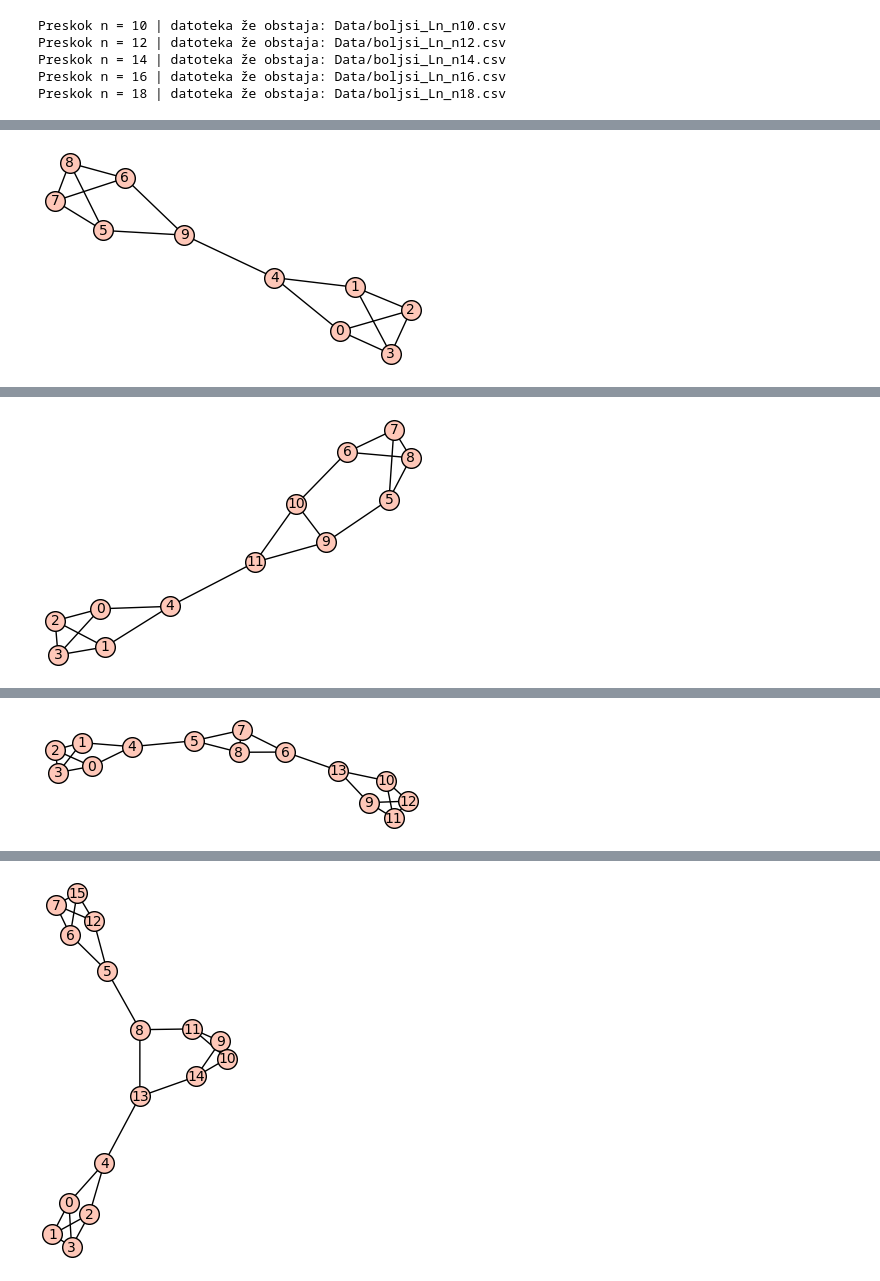
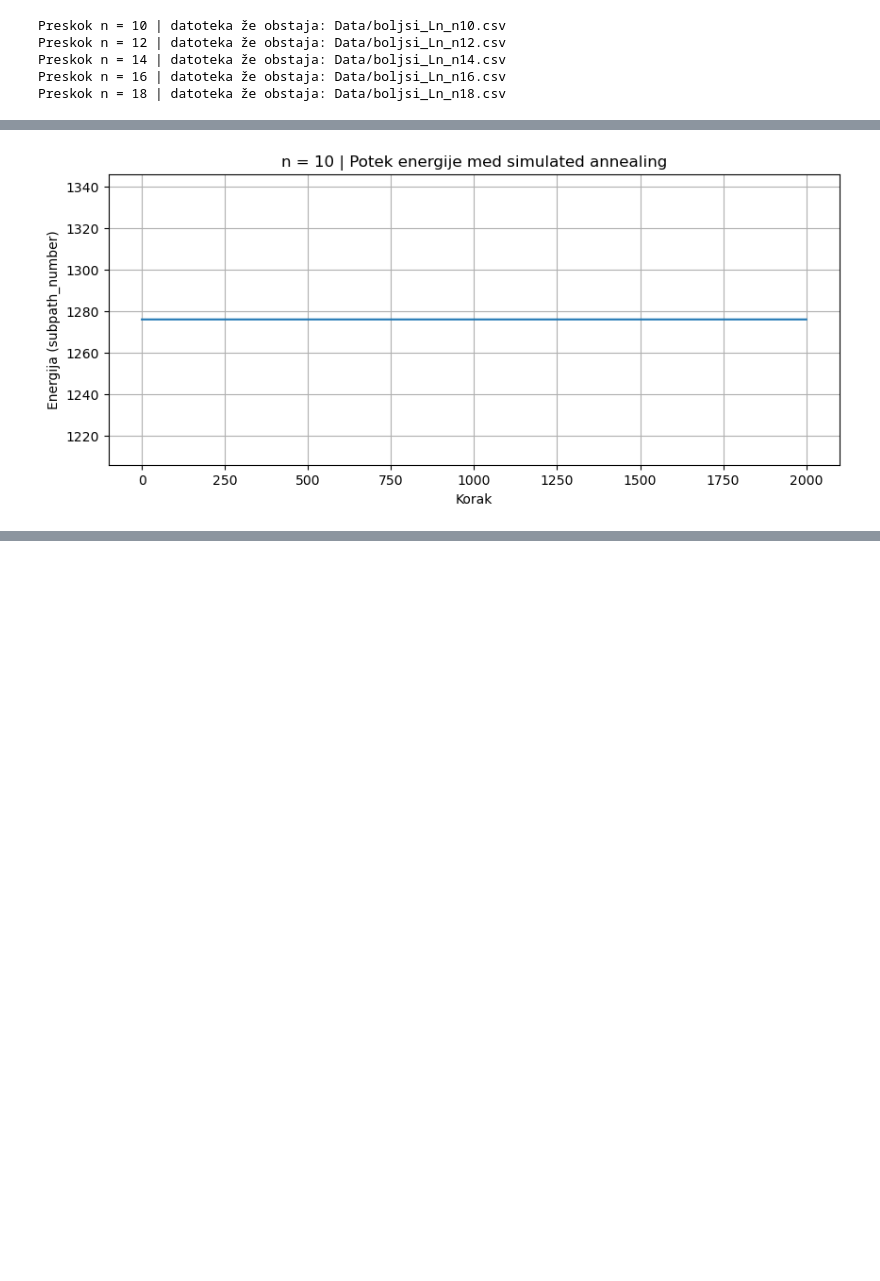
Before and after one commit to ZigaObradovic/FP_Group13, a Jupyter notebook: main.ipynb, the cells around one changed output, grey strips where cells are left out. Drawn from its saved outputs; the diff is of its cells as text; code cells hidden in the pictures; blank space fills up the shorter version.

```diff
--- a/main.ipynb
+++ b/main.ipynb
@@ -247,16 +225,25 @@ for G6, pn in slov.items():
 # %%
-for n in range(10, 23, 2):
+for n in range(10, 11, 2):
     Ln = Ln_graph(n)  # ali build_star2(n)
 
     start = time.time()
     best_G, best_E, history = simulated_annealing_subpath(
         Ln,
-        steps=1000,
+        steps=2000,
         T0=1.0,
         alpha=0.999,
         verbose=False
     )
     elapsed = time.time() - start
-    print(f"Zaključil n = {n} v času {encode_time_hms(elapsed)}, best_E = {best_E}")
-    best_G.show()
+    print(f"Zaključil n = {n} v času {encode_time_hms(elapsed)} | Best_E = {best_E}")
+    if best_E <= subpath_number(Ln):
+        print("Graf je boljši")
+
+    plt.figure(figsize=(10, 4))
+    plt.plot(history)
+    plt.xlabel("Korak")
+    plt.ylabel("Energija (subpath_number)")
+    plt.title(f"n = {n} | Potek energije med simulated annealing")
+    plt.grid(True)
+    plt.show()
 # %% [output]
@@ -264 +252 @@ Zaključil n = 10 v času 00:00:01.513, best_E = 1276
-[figure, old version]
+[figure, new version]
@@ -266 +252,0 @@ Zaključil n = 12 v času 00:00:03.563, best_E = 3076
-[figure, removed]
@@ -268 +252,0 @@ Zaključil n = 14 v času 00:00:05.334, best_E = 5504
-[figure, removed]
@@ -270 +252,0 @@ Zaključil n = 16 v času 00:00:09.845, best_E = 8248
-[figure, removed]
```
Also changed, not shown: parts of 6 cells of this notebook, 1 other file.
